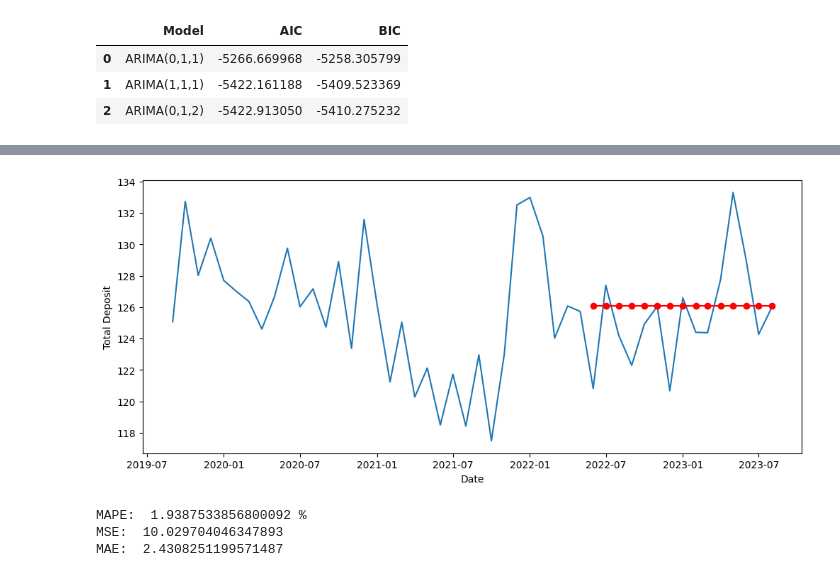
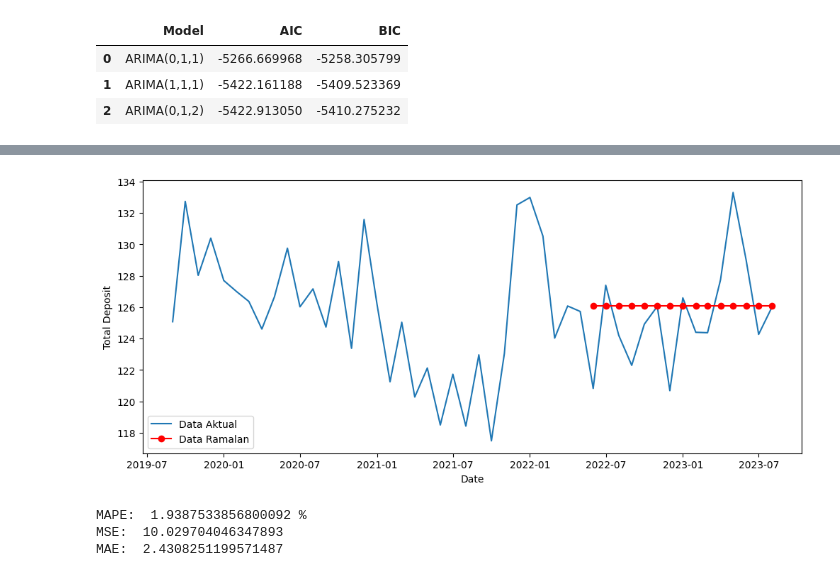
Before and after one commit to yenniangraini/pelatihanTS, a Jupyter notebook: Hands_On_Pelatihan_Forecasting.ipynb, the cells around one changed output, grey strips where cells are left out. Drawn from its saved outputs; the diff is of its cells as text; code cells hidden in the pictures.

```diff
--- a/Hands_On_Pelatihan_Forecasting.ipynb
+++ b/Hands_On_Pelatihan_Forecasting.ipynb
@@ -55,3 +279,7 @@ data=pd.read_excel("data_modeling1.xlsx")
+# %%
+#input data dari github
+url = '/content/pelatihanTS/data_modeling1.xlsx'
+data = pd.read_excel(url)
 # %%
 data.head()
 # %% [output]
@@ -441,12 +724,13 @@ prediksi=model_ima.get_forecast(15).summary_frame(alpha=0.05)
 pred_tr=prediksi['mean']**(-2)
 # %%
 plt.figure(figsize=(12,5))
-plt.plot(data_dw['total_deposit'][-48:])
-plt.plot(pred_tr,'-or')
+plt.plot(data_dw['total_deposit'][-48:],label='Data Aktual')
+plt.plot(pred_tr,'-or',label='Data Ramalan')
 plt.xlabel('Date'), plt.ylabel('Total Deposit')
+plt.legend()
 plt.show()
 # %% [output]
-[figure, old version]
+[figure, new version]
 # %%
 print('MAPE: ',mean_absolute_percentage_error(data_dw['total_deposit'][-15:],pred_tr)*100, '%')
 print('MSE: ',mean_squared_error(data_dw['total_deposit'][-15:],pred_tr))
```
Also changed, not shown: parts of 76 cells of this notebook.
